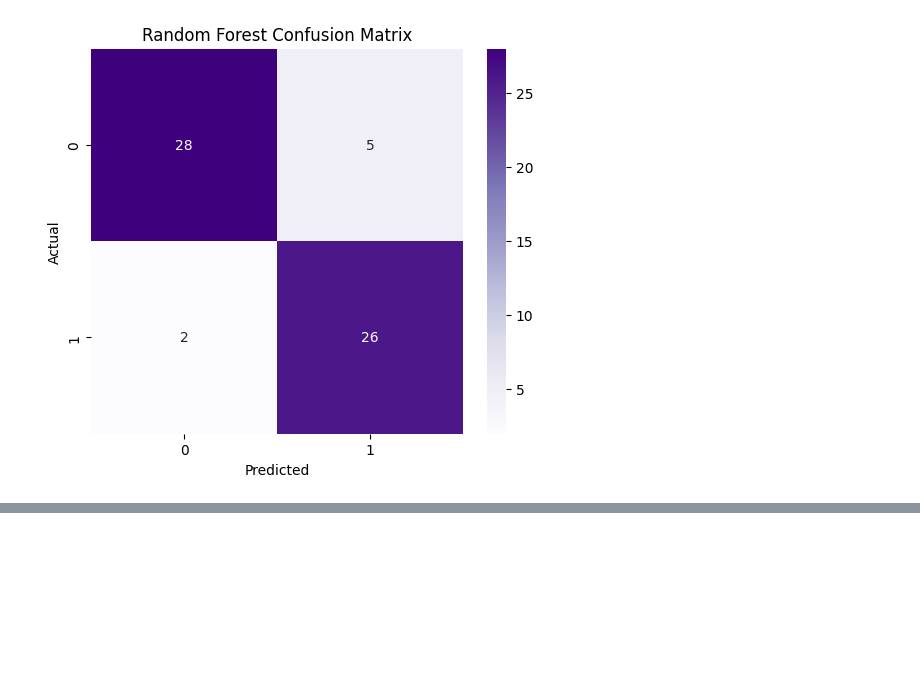
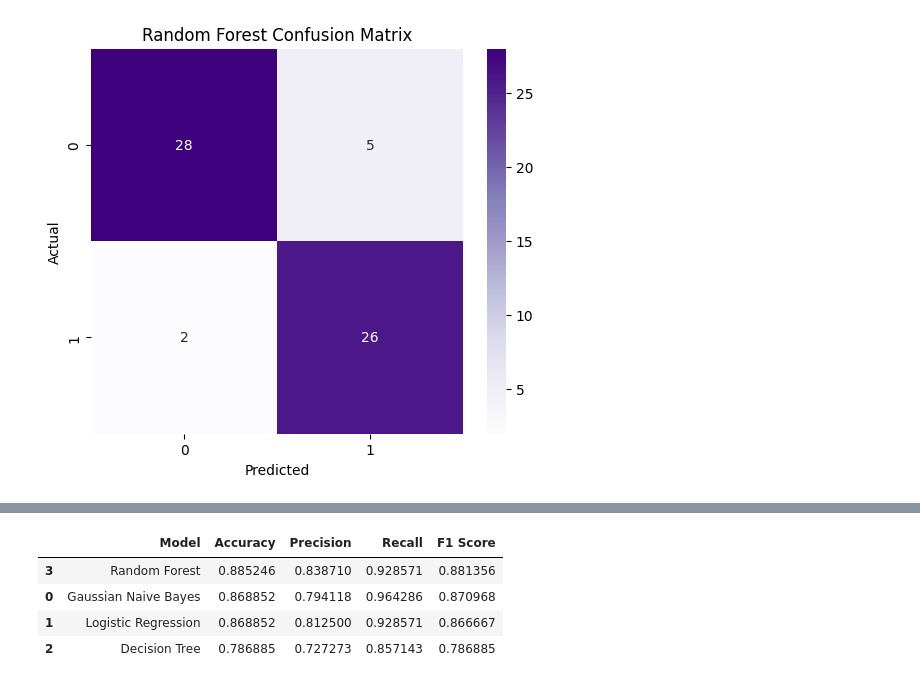
Before and after one commit to Saadiqpr/codealpha_tasks, a Jupyter notebook: Disease_Prediction/Disease_Prediction.ipynb, the cells around one changed output, grey strips where cells are left out. Drawn from its saved outputs; the diff is of its cells as text; code cells hidden in the pictures; blank space fills up the shorter version.

```diff
--- a/Disease_Prediction/Disease_Prediction.ipynb
+++ b/Disease_Prediction/Disease_Prediction.ipynb
@@ -807,0 +814,13 @@ results.append({
+# %%
+results_df = pd.DataFrame(results)
+
+results_df.sort_values(
+    by="Accuracy",
+    ascending=False
+)
+# %% [output]
+|  | Model | Accuracy | Precision | Recall | F1 Score |
+| 3 | Random Forest | 0.885246 | 0.838710 | 0.928571 | 0.881356 |
+| 0 | Gaussian Naive Bayes | 0.868852 | 0.794118 | 0.964286 | 0.870968 |
+| 1 | Logistic Regression | 0.868852 | 0.812500 | 0.928571 | 0.866667 |
+| 2 | Decision Tree | 0.786885 | 0.727273 | 0.857143 | 0.786885 |
```
Also changed, not shown: parts of 14 cells of this notebook, 1 other file.
